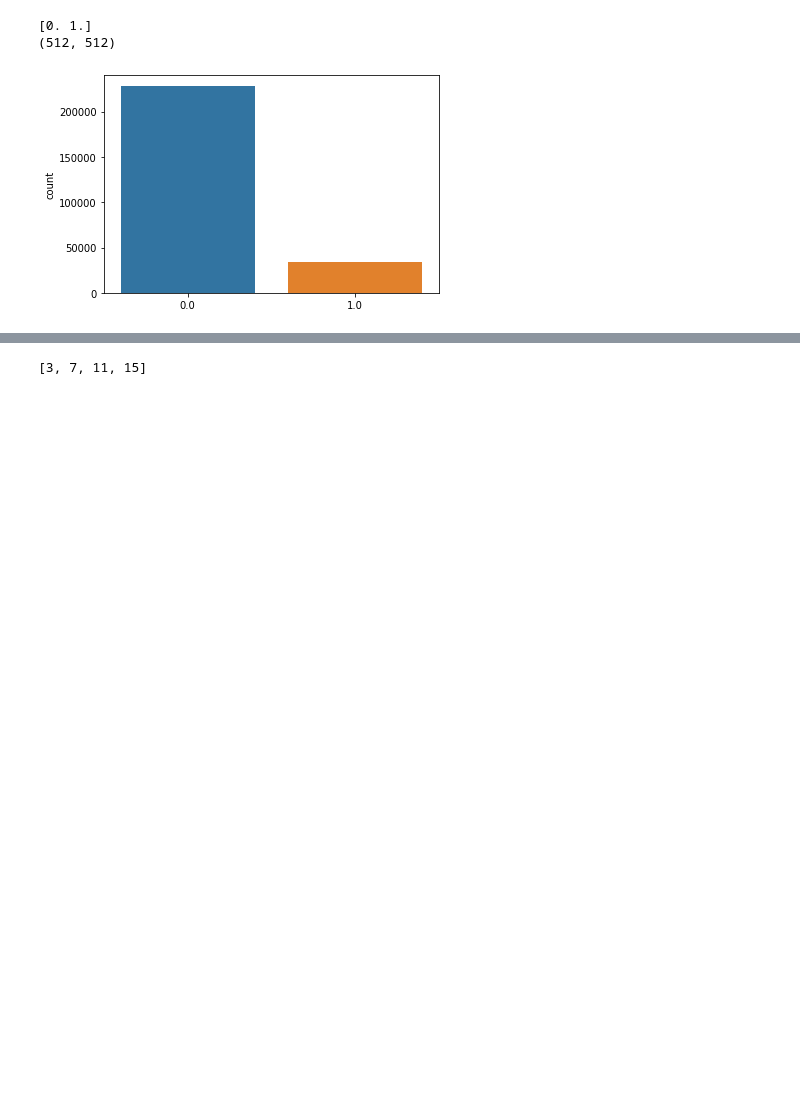
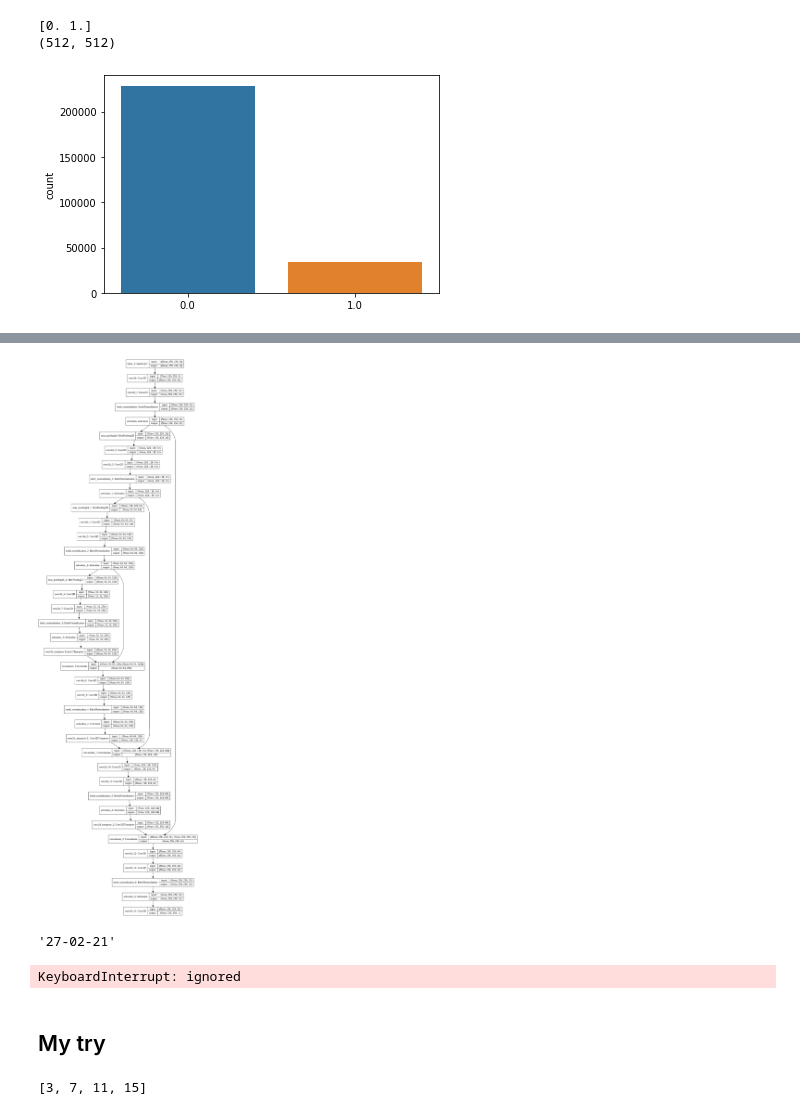
Before and after one commit to G0rav/Automatic_Background_Removal, a Jupyter notebook: Background_remover.ipynb, the cells around one changed output, grey strips where cells are left out. Drawn from its saved outputs; the diff is of its cells as text; code cells hidden in the pictures; blank space fills up the shorter version.

Commit message:
epoch 1

```diff
--- a/Background_remover.ipynb
+++ b/Background_remover.ipynb
@@ -228,0 +258,3 @@ import keras
+# %%
+batch_size = 128
+img_size = (256,256)
@@ -228,0 +347,16 @@ import keras
+# %%
+input_layer = layers.Input(shape = img_size + (3,))
+
+conv1, pool1 = downblock(32, 3, input_layer)
+conv2, pool2 = downblock(64, 3, pool1)
+conv3, pool3 = downblock(128, 3, pool2)
+
+conv4 = bottleneck(256,3,pool3)
+
+upconv1 = upblock(128, 3, conv4, conv3)
+upconv2 = upblock(64, 3, upconv1, conv2)
+upconv3 = upblock(32, 3, upconv2, conv1)
+
+output_layer = layers.Conv2D(1, 1, padding="same", activation="sigmoid")(upconv3)
+model = keras.Model(input_layer, output_layer)
+model.summary()
@@ -228,0 +381,4 @@ import keras
+# %%
+tf.keras.utils.plot_model(model, show_shapes=True)
+# %% [output]
+[figure, added]
@@ -228,0 +403,21 @@ import keras
+# %%
+from datetime import datetime
+
+datetime.now().strftime("%d-%m-%y")
+# %% [output]
+'27-02-21'
+# %%
+from keras.optimizers import Adam
+opt = Adam(learning_rate=0.01)
+
+model.compile(optimizer=opt, loss="binary_crossentropy", metrics=[tf.keras.metrics.MeanIoU(num_classes=2)])
+#metrics=['accuracy']
+
+callbacks = [keras.callbacks.ModelCheckpoint('/content/drive/MyDrive/Colab Notebooks/Background_remover/model' + datetime.now().strftime("%d-%m-%y") +'.h5',
+                                             save_best_only=True)]
+
+# Train the model, doing validation at the end of each epoch.
+epochs = 1
+model.fit(train_gen, epochs=epochs, validation_data=val_gen, callbacks=callbacks)
+# %% [output]
+KeyboardInterrupt: ignored
@@ -229,3 +426,5 @@ import keras
+# %% [markdown]
+## My try
 # %%
 def sum(a,b):
     return a+b
```
Also changed, not shown: parts of 20 cells of this notebook.
